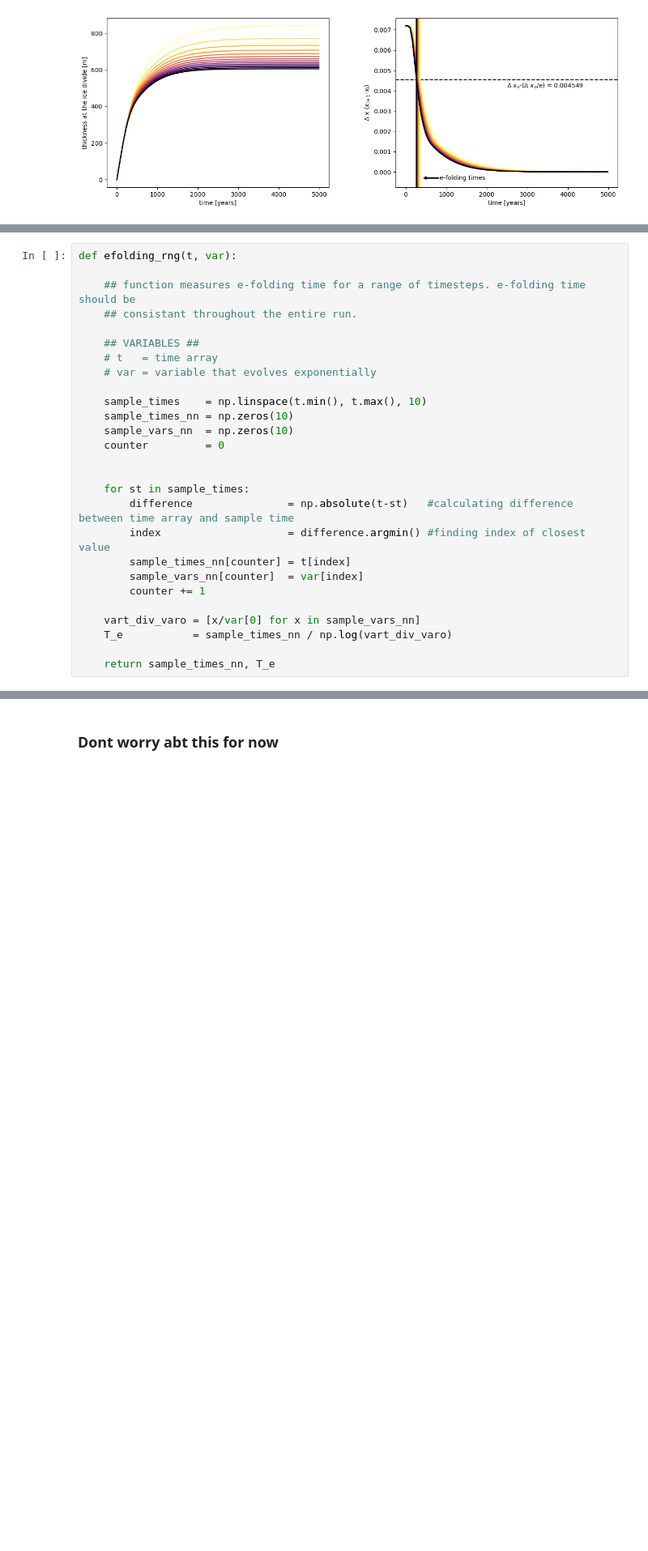
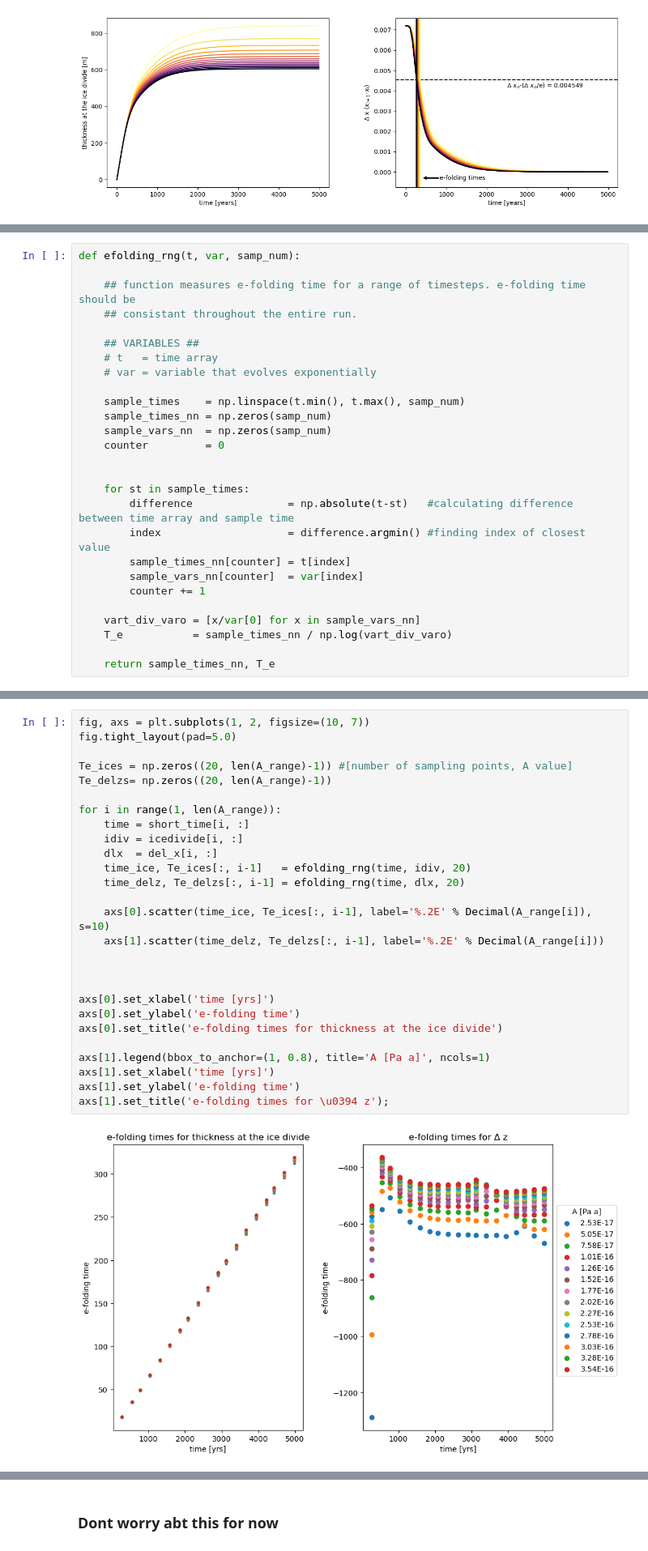
Before and after one commit to JGCAITLIN/glaciology, a Jupyter notebook: final_proj/glac23_final_proj.ipynb, the cells around one changed output, grey strips where cells are left out. Shown at 81% size. Saved outputs shown, nothing was run; the diff lists cells and outputs as text; blank space fills up the shorter version.

Commit message:
changed e folding time method, added initial conditions to ice model (this is a test and does not represent what i actually did)

```diff
--- a/final_proj/glac23_final_proj.ipynb
+++ b/final_proj/glac23_final_proj.ipynb
@@ -281,5 +273,5 @@ testice = icedivide_thick
 # %%
-def efolding_rng(t, var):
+def efolding_rng(t, var, samp_num):
 
     ## function measures e-folding time for a range of timesteps. e-folding time should be
     ## consistant throughout the entire run.
@@ -288,9 +280,9 @@ def efolding_rng(t, var):
     # t   = time array
     # var = variable that evolves exponentially
 
-    sample_times    = np.linspace(t.min(), t.max(), 10)
-    sample_times_nn = np.zeros(10)
-    sample_vars_nn  = np.zeros(10)
+    sample_times    = np.linspace(t.min(), t.max(), samp_num)
+    sample_times_nn = np.zeros(samp_num)
+    sample_vars_nn  = np.zeros(samp_num)
     counter         = 0
 
 
@@ -320,0 +300,29 @@ plt.scatter(samptime, T_e)
+# %%
+fig, axs = plt.subplots(1, 2, figsize=(10, 7))
+fig.tight_layout(pad=5.0)
+
+Te_ices = np.zeros((20, len(A_range)-1)) #[number of sampling points, A value]
+Te_delzs= np.zeros((20, len(A_range)-1))
+
+for i in range(1, len(A_range)):
+    time = short_time[i, :]
+    idiv = icedivide[i, :]
+    dlx  = del_x[i, :]
+    time_ice, Te_ices[:, i-1]   = efolding_rng(time, idiv, 20)
+    time_delz, Te_delzs[:, i-1] = efolding_rng(time, dlx, 20)
+
+    axs[0].scatter(time_ice, Te_ices[:, i-1], label='%.2E' % Decimal(A_range[i]), s=10)
+    axs[1].scatter(time_delz, Te_delzs[:, i-1], label='%.2E' % Decimal(A_range[i]))
+
+
+
+axs[0].set_xlabel('time [yrs]')
+axs[0].set_ylabel('e-folding time')
+axs[0].set_title('e-folding times for thickness at the ice divide')
+
+axs[1].legend(bbox_to_anchor=(1, 0.8), title='A [Pa a]', ncols=1)
+axs[1].set_xlabel('time [yrs]')
+axs[1].set_ylabel('e-folding time')
+axs[1].set_title('e-folding times for \u0394 z');
+# %% [output]
+[figure, added]
```
Also changed, not shown: parts of 14 cells of this notebook.
